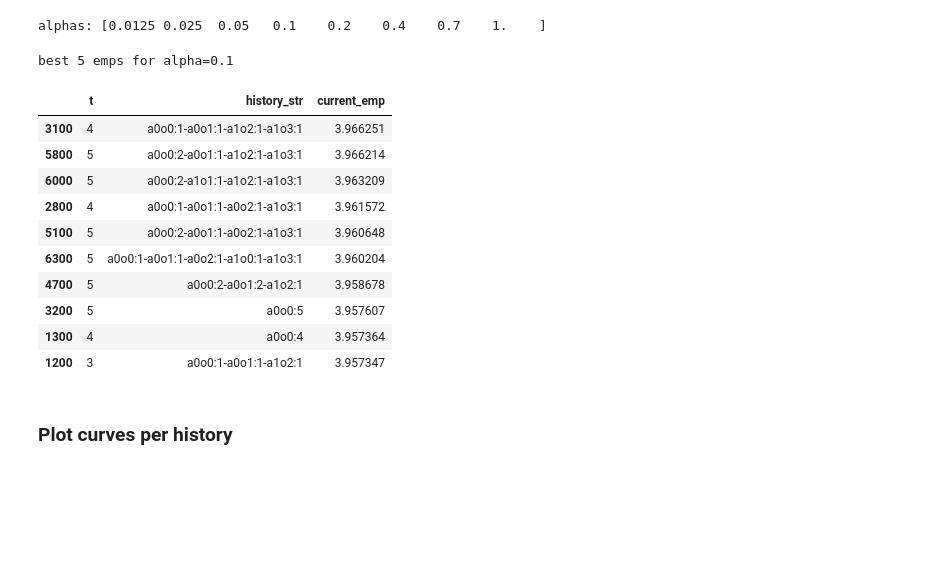
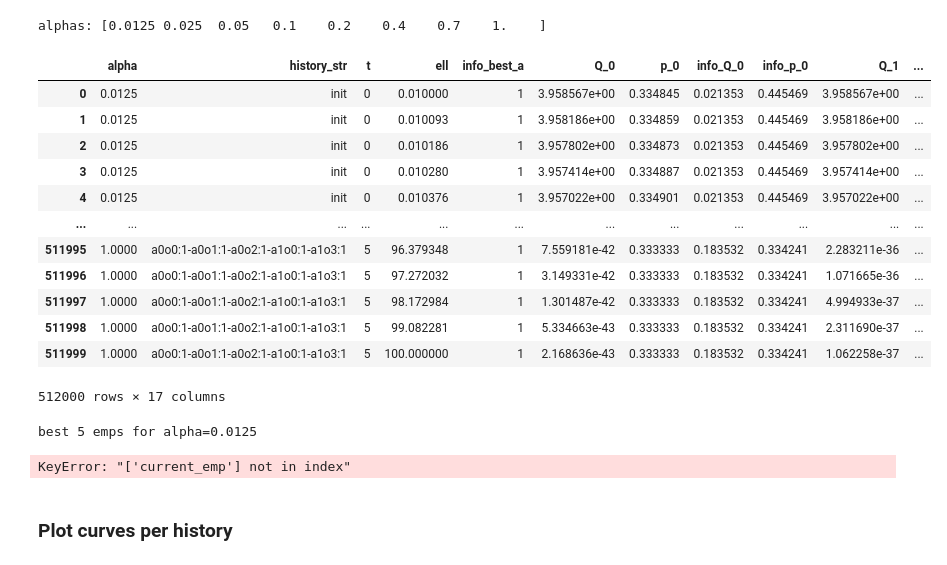
Before and after one commit to tgham/empBAMDP, a Jupyter notebook: empBAMDP.ipynb, the cells around one changed output. Saved outputs shown, nothing was run; the diff lists cells and outputs as text; code cells hidden in the pictures; blank space fills up the shorter version.

```diff
--- a/empBAMDP.ipynb
+++ b/empBAMDP.ipynb
@@ -427,7 +426,24 @@ df_curves = pd.read_csv('useful_saves/sweep/{}arms_{}outcomes_{}trials_{}.csv'.f
 print('alphas:', df_curves['alpha'].unique())
 # %% [output]
 alphas: [0.0125 0.025  0.05   0.1    0.2    0.4    0.7    1.    ]
+# %%
+df_curves
+# %% [output]
+|  | alpha | history_str | t | ell | info_best_a | Q_0 | p_0 | info_Q_0 | info_p_0 | Q_1 | ... |
+| 0 | 0.0125 | init | 0 | 0.010000 | 1 | 3.958567e+00 | 0.334845 | 0.021353 | 0.445469 | 3.958567e+00 | ... |
+| 1 | 0.0125 | init | 0 | 0.010093 | 1 | 3.958186e+00 | 0.334859 | 0.021353 | 0.445469 | 3.958186e+00 | ... |
+| 2 | 0.0125 | init | 0 | 0.010186 | 1 | 3.957802e+00 | 0.334873 | 0.021353 | 0.445469 | 3.957802e+00 | ... |
+| 3 | 0.0125 | init | 0 | 0.010280 | 1 | 3.957414e+00 | 0.334887 | 0.021353 | 0.445469 | 3.957414e+00 | ... |
+| 4 | 0.0125 | init | 0 | 0.010376 | 1 | 3.957022e+00 | 0.334901 | 0.021353 | 0.445469 | 3.957022e+00 | ... |
+| ... | ... | ... | ... | ... | ... | ... | ... | ... | ... | ... | ... |
+| 511995 | 1.0000 | a0o0:1-a0o1:1-a0o2:1-a1o0:1-a1o3:1 | 5 | 96.379348 | 1 | 7.559181e-42 | 0.333333 | 0.183532 | 0.334241 | 2.283211e-36 | ... |
+| 511996 | 1.0000 | a0o0:1-a0o1:1-a0o2:1-a1o0:1-a1o3:1 | 5 | 97.272032 | 1 | 3.149331e-42 | 0.333333 | 0.183532 | 0.334241 | 1.071665e-36 | ... |
+| 511997 | 1.0000 | a0o0:1-a0o1:1-a0o2:1-a1o0:1-a1o3:1 | 5 | 98.172984 | 1 | 1.301487e-42 | 0.333333 | 0.183532 | 0.334241 | 4.994933e-37 | ... |
+| 511998 | 1.0000 | a0o0:1-a0o1:1-a0o2:1-a1o0:1-a1o3:1 | 5 | 99.082281 | 1 | 5.334663e-43 | 0.333333 | 0.183532 | 0.334241 | 2.311690e-37 | ... |
+| 511999 | 1.0000 | a0o0:1-a0o1:1-a0o2:1-a1o0:1-a1o3:1 | 5 | 100.000000 | 1 | 2.168636e-43 | 0.333333 | 0.183532 | 0.334241 | 1.062258e-37 | ... |
+512000 rows × 17 columns
 # %%
+median_ell = df_curves.groupby(['alpha', 'ell'])['current_emp'].median().reset_index()
 ell_tmp = 0.01
 for alpha in df_curves['alpha'].unique():
     print('best 5 emps for alpha={}'.format(alpha))
@@ -436,18 +452,8 @@ for alpha in df_curves['alpha'].unique():
     df_sorted['current_emp'] = df_sorted['current_emp'].astype(float)
     display(df_sorted[['t','history_str', 'current_emp']].head(10))
 # %% [output]
-best 5 emps for alpha=0.1
+best 5 emps for alpha=0.0125
-|  | t | history_str | current_emp |
-| 3100 | 4 | a0o0:1-a0o1:1-a1o2:1-a1o3:1 | 3.966251 |
-| 5800 | 5 | a0o0:2-a0o1:1-a1o2:1-a1o3:1 | 3.966214 |
-| 6000 | 5 | a0o0:2-a1o1:1-a1o2:1-a1o3:1 | 3.963209 |
-| 2800 | 4 | a0o0:1-a0o1:1-a0o2:1-a1o3:1 | 3.961572 |
-| 5100 | 5 | a0o0:2-a0o1:1-a0o2:1-a1o3:1 | 3.960648 |
-| 6300 | 5 | a0o0:1-a0o1:1-a0o2:1-a1o0:1-a1o3:1 | 3.960204 |
-| 4700 | 5 | a0o0:2-a0o1:2-a1o2:1 | 3.958678 |
-| 3200 | 5 | a0o0:5 | 3.957607 |
-| 1300 | 4 | a0o0:4 | 3.957364 |
-| 1200 | 3 | a0o0:1-a0o1:1-a1o2:1 | 3.957347 |
+KeyError: "['current_emp'] not in index"
 # %% [markdown]
 ### Plot curves per history
 # %%
```
Also changed, not shown: parts of 3 cells of this notebook, 1 other file.
